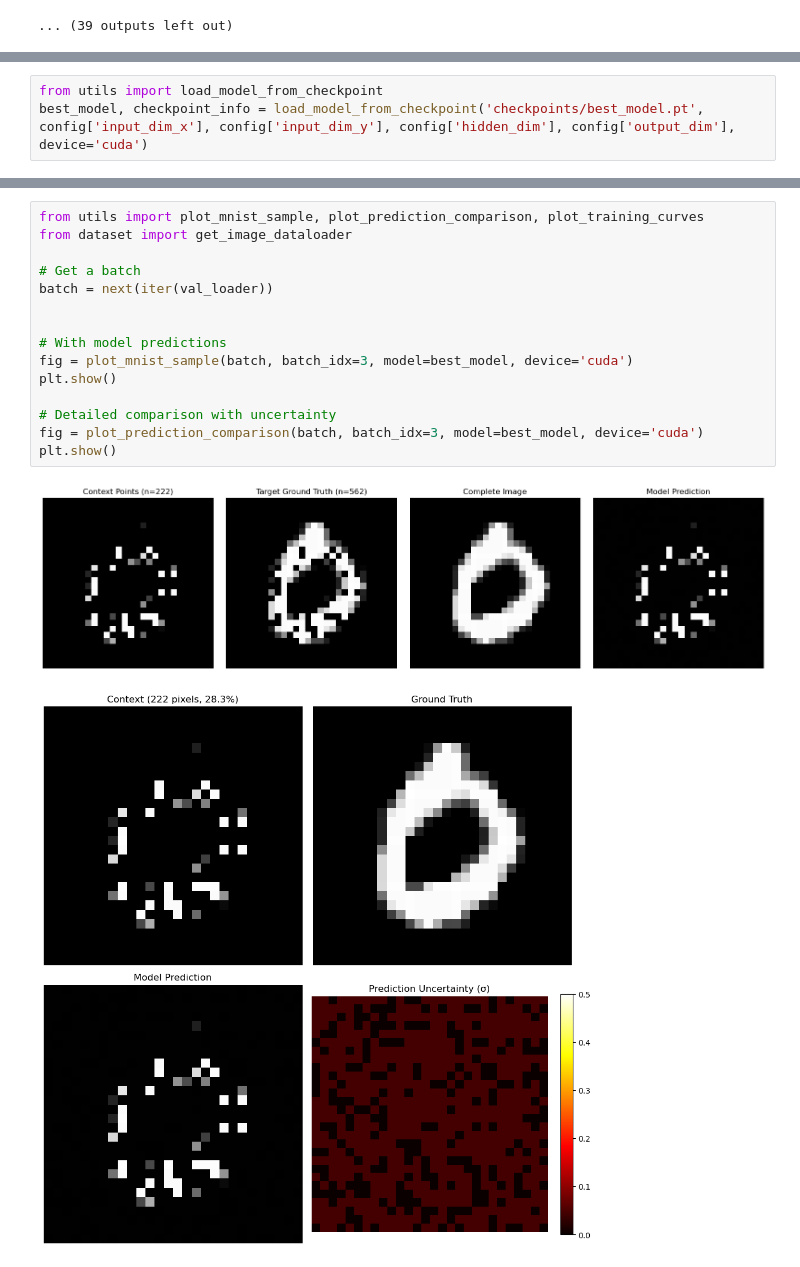
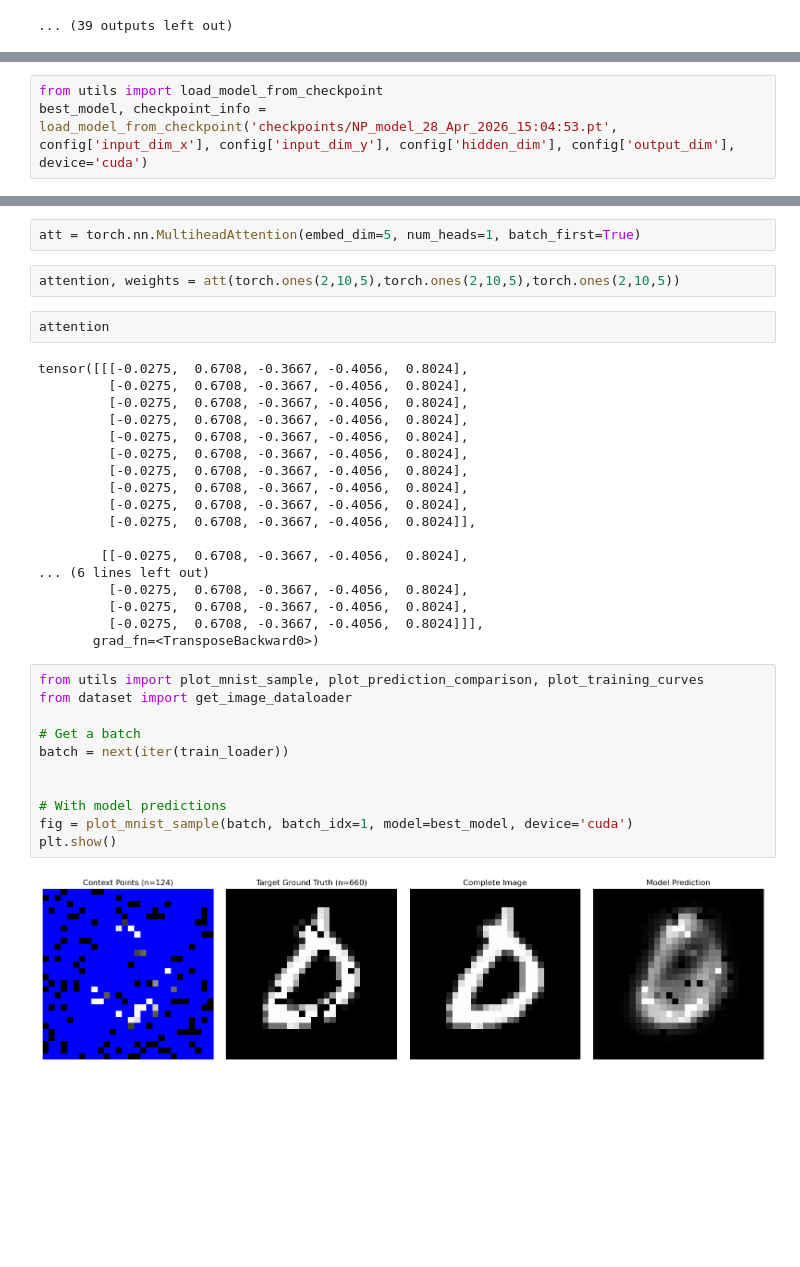
Before and after one commit to pkeil7/neural_process_demo, a Jupyter notebook: train_example.ipynb, the cells around one changed output, grey strips where cells are left out. Saved outputs shown, nothing was run; the diff lists cells and outputs as text; blank space fills up the shorter version.

```diff
--- a/train_example.ipynb
+++ b/train_example.ipynb
@@ -135,4 +147,4 @@ Epoch  11/50 | Train Loss: -1.959122 | Val Loss: -1.951724
 # %%
 from utils import load_model_from_checkpoint
-best_model, checkpoint_info = load_model_from_checkpoint('checkpoints/best_model.pt', config['input_dim_x'], config['input_dim_y'], config['hidden_dim'], config['output_dim'], device='cuda')
+best_model, checkpoint_info = load_model_from_checkpoint('checkpoints/NP_model_28_Apr_2026_15:04:53.pt', config['input_dim_x'], config['input_dim_y'], config['hidden_dim'], config['output_dim'], device='cuda')
 # %% [output]
@@ -163,18 +155,37 @@ tensor([[[0.0000, 0.8214],
+# %%
+att = torch.nn.MultiheadAttention(embed_dim=5, num_heads=1, batch_first=True)
+# %%
+attention, weights = att(torch.ones(2,10,5),torch.ones(2,10,5),torch.ones(2,10,5))
+# %%
+attention
+# %% [output]
+tensor([[[-0.0275,  0.6708, -0.3667, -0.4056,  0.8024],
+         [-0.0275,  0.6708, -0.3667, -0.4056,  0.8024],
+         [-0.0275,  0.6708, -0.3667, -0.4056,  0.8024],
+         [-0.0275,  0.6708, -0.3667, -0.4056,  0.8024],
+         [-0.0275,  0.6708, -0.3667, -0.4056,  0.8024],
+         [-0.0275,  0.6708, -0.3667, -0.4056,  0.8024],
+         [-0.0275,  0.6708, -0.3667, -0.4056,  0.8024],
+         [-0.0275,  0.6708, -0.3667, -0.4056,  0.8024],
+         [-0.0275,  0.6708, -0.3667, -0.4056,  0.8024],
+         [-0.0275,  0.6708, -0.3667, -0.4056,  0.8024]],
+
+        [[-0.0275,  0.6708, -0.3667, -0.4056,  0.8024],
+... (6 lines left out)
+         [-0.0275,  0.6708, -0.3667, -0.4056,  0.8024],
+         [-0.0275,  0.6708, -0.3667, -0.4056,  0.8024],
+         [-0.0275,  0.6708, -0.3667, -0.4056,  0.8024]]],
+       grad_fn=<TransposeBackward0>)
 # %%
 from utils import plot_mnist_sample, plot_prediction_comparison, plot_training_curves
 from dataset import get_image_dataloader
 
 # Get a batch
-batch = next(iter(val_loader))
+batch = next(iter(train_loader))
 
 
 # With model predictions
-fig = plot_mnist_sample(batch, batch_idx=3, model=best_model, device='cuda')
+fig = plot_mnist_sample(batch, batch_idx=1, model=best_model, device='cuda')
 plt.show()
-
-# Detailed comparison with uncertainty
-fig = plot_prediction_comparison(batch, batch_idx=3, model=best_model, device='cuda')
-plt.show()
 # %% [output]
-[figure, old version]
+[figure, new version]
-[figure, removed]
```
Also changed, not shown: parts of 4 cells of this notebook, 2 other files.
